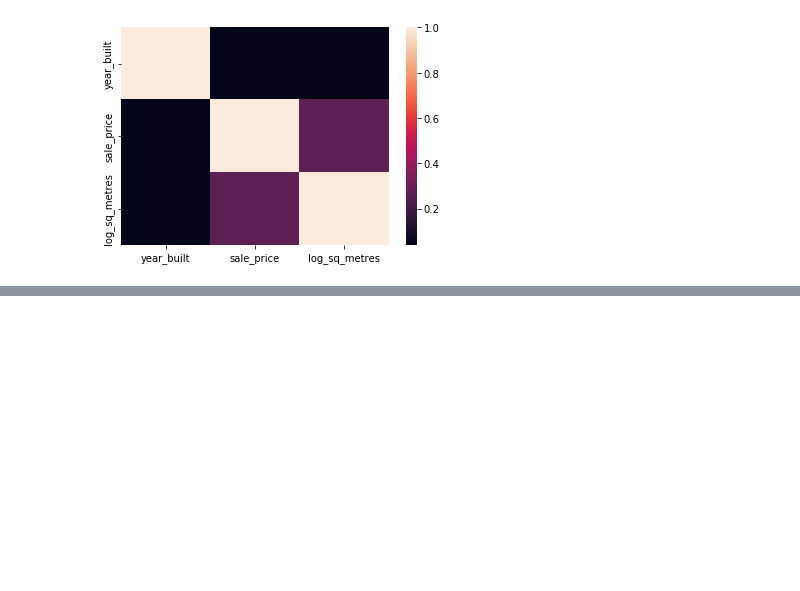
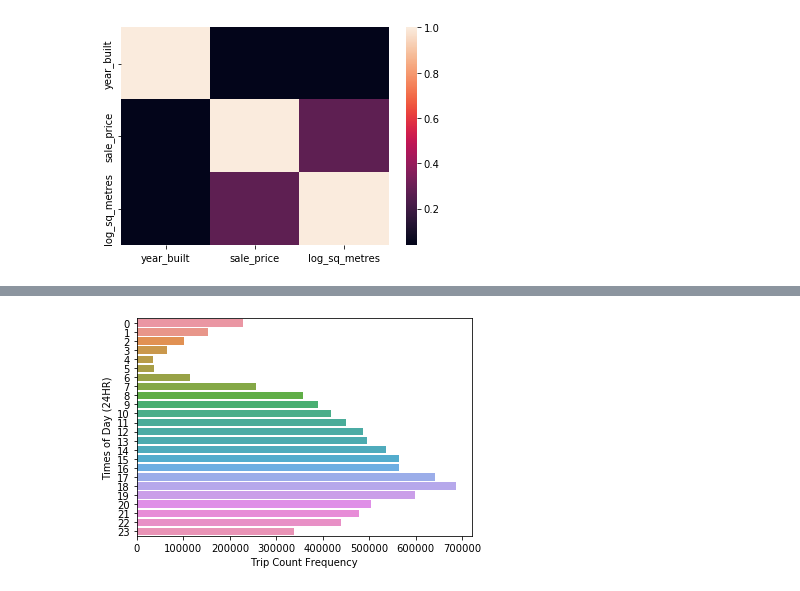
Before and after one commit to arjunrajkumar-ds/ADS_Project_1, a Jupyter notebook: code/EDA.ipynb, the cells around one changed output, grey strips where cells are left out. Saved outputs shown, nothing was run; the diff lists cells and outputs as text; code cells hidden in the pictures; blank space fills up the shorter version.

```diff
--- a/code/EDA.ipynb
+++ b/code/EDA.ipynb
@@ -350,0 +323,6 @@ Year built doesn't seem to have a correlation with the sale price at all
+# %%
+ax = sns.countplot(y = 'pickup_hour', data = yellow_categorical_pd)
+ax.set(xlabel = 'Trip Count Frequency', ylabel = 'Times of Day (24HR)')
+plt.show()
+# %% [output]
+[figure, added]
```
Also changed, not shown: parts of 63 cells of this notebook, 3 other files.
